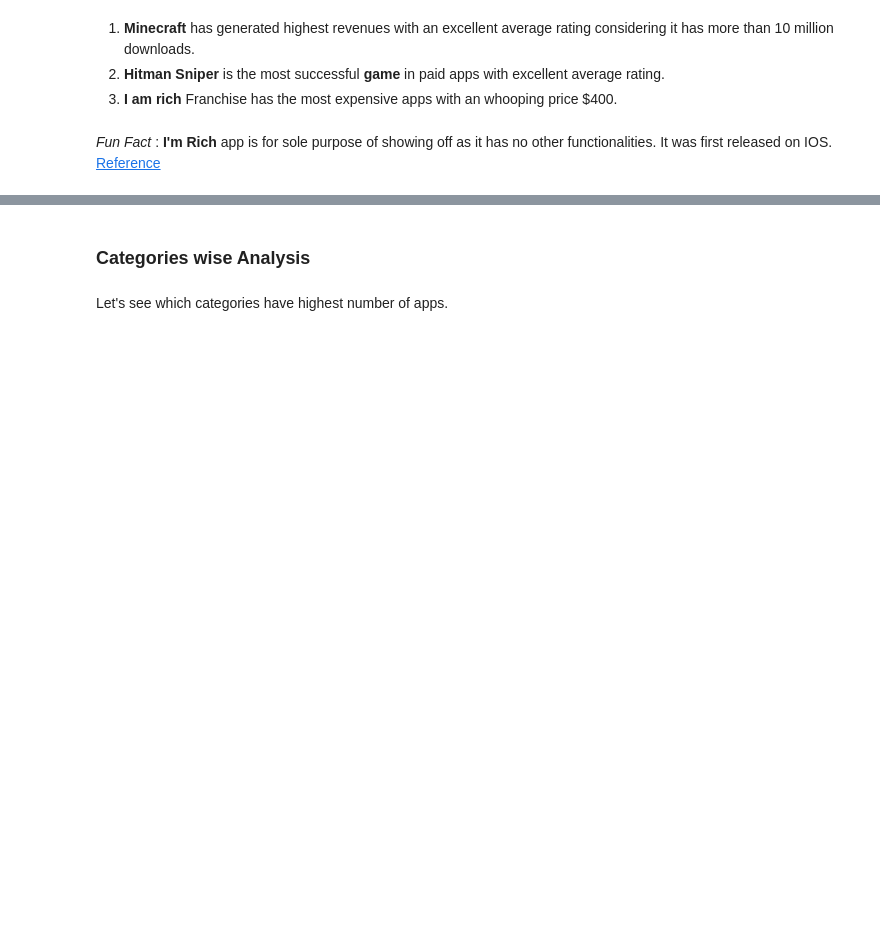
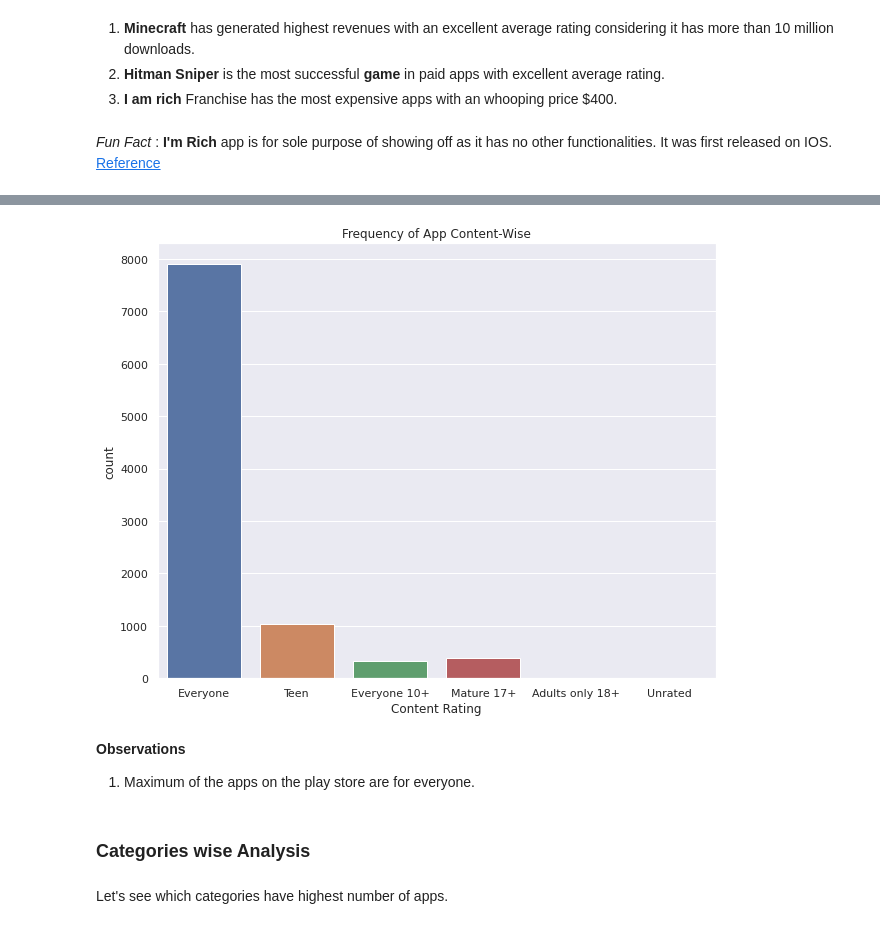
Before and after one commit to swarntam/Comcast_Telecom_Consumer_Complaints, a Jupyter notebook: Play_Store_App_Review_Analysis_Capstone_Project.ipynb, the cells around one changed output, grey strips where cells are left out. Drawn from its saved outputs; the diff is of its cells as text; code cells hidden in the pictures; blank space fills up the shorter version.

```diff
--- a/Play_Store_App_Review_Analysis_Capstone_Project.ipynb
+++ b/Play_Store_App_Review_Analysis_Capstone_Project.ipynb
@@ -961,3 +979,14 @@ paid_apps.sort_values(by='Price',ascending=False)[:10]
+# %%
+# Plotting Content-Rating wise apps count.
+plt.figure(figsize=(10,8))
+sns.countplot(x='Content Rating',data=data_df)
+plt.title('Frequency of App Content-Wise')
+plt.show()
+# %% [output]
+[figure, added]
+# %% [markdown]
+**Observations**
+1. Maximum of the apps on the play store are for everyone.
 # %% [markdown]
 ### Categories wise Analysis
 # %% [markdown]
```
Also changed, not shown: parts of 33 cells of this notebook.
